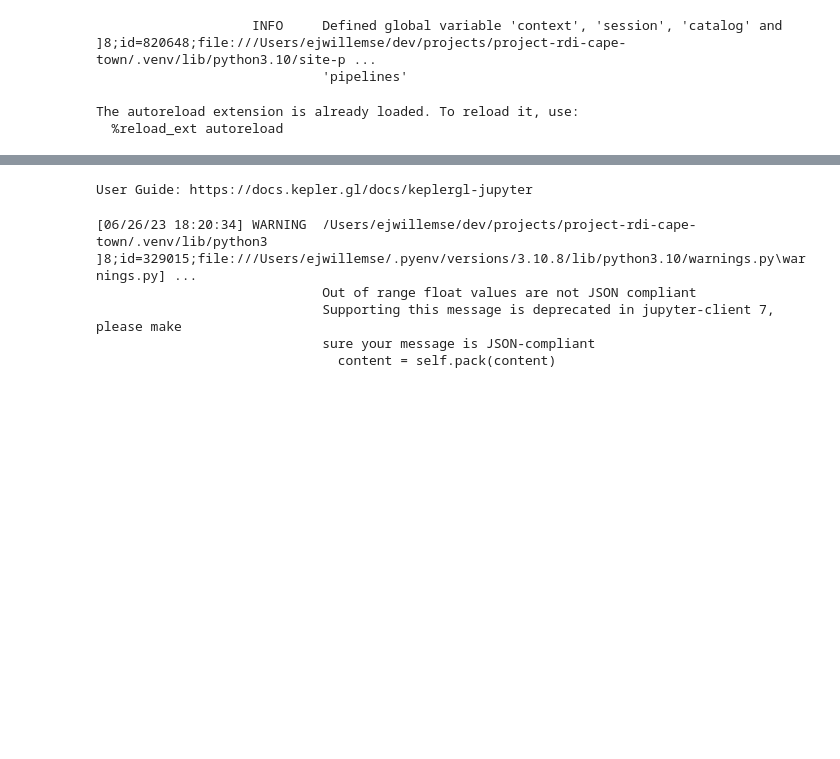
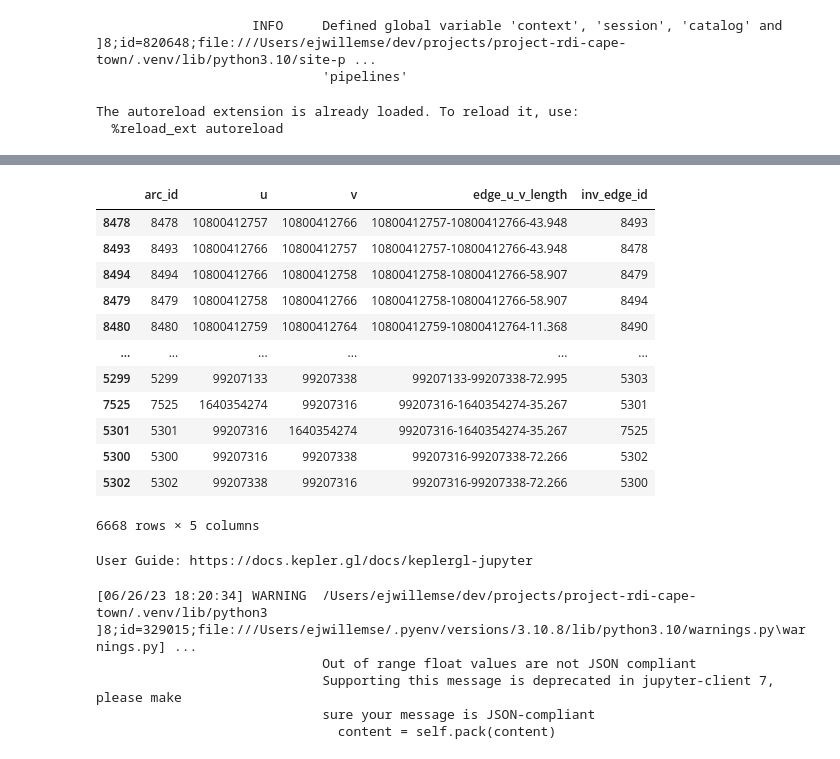
Before and after one commit to WasteLabs/project-rdi-cape-town, a Jupyter notebook: notebooks/02_test_input_data.ipynb, the cells around one changed output, grey strips where cells are left out. Cells and saved outputs as stored; diff of their text form; code cells hidden in the pictures; blank space fills up the shorter version.

Commit message:
feat: added edge osmnx extraction logic
also creates inverse id pointers

#1

```diff
--- a/notebooks/02_test_input_data.ipynb
+++ b/notebooks/02_test_input_data.ipynb
@@ -169,5 +169,5 @@ lat_col = "parcelLat"
 syn_pop_scenarios = catalog.load("syn_pop_scenarios")
 syn_pop = syn_pop_scenarios[list(syn_pop_scenarios.keys())[0]]()
 syn_pop = convert_to_geopandas(syn_pop, lat_col=lat_col, lon_col=lon_col)
-nodes, edges, convex_buffer = get_network(syn_pop)
+nodes, arcs, convex_buffer = get_network(syn_pop)
 # %% [output]
@@ -189,4 +189,56 @@ nodes, edges, convex_buffer = get_network(syn_pop)
 ... (8 outputs left out)
+# %%
+arcs = arcs.assign(
+    **{
+        "edge_u": arcs[["u", "v"]].min(axis=1),
+        "edge_v": arcs[["u", "v"]].max(axis=1),
+        "arc_id": range(len(arcs))
+    }
+)
+arcs = arcs.assign(
+    **{
+        "edge_u_v_length": arcs["edge_u"].astype(str)
+        + "-"
+        + arcs["edge_v"].astype(str)
+        + "-"
+        + arcs["length"].astype(str),
+    }
+)
+candidate_edges = arcs.loc[
+    arcs.duplicated(subset=["edge_u_v_length"], keep=False) & (arcs["oneway"] == False)
+].sort_values(["edge_u_v_length"])
+candidate_edges_count = (
+    candidate_edges.groupby(["edge_u_v_length"])
+    .agg(**{"count": ("edge_u_v_length", "count")})
+    .reset_index()
+)
+edges_count = candidate_edges_count.loc[candidate_edges_count["count"] == 2]
+# %%
+edges = (
+    arcs.loc[arcs["edge_u_v_length"].isin(edges_count["edge_u_v_length"])]
+    .copy()[["arc_id", "u", "v", "edge_u_v_length"]]
+    .sort_values(["edge_u_v_length"])
+)
+edges_u = edges.drop_duplicates(subset=["edge_u_v_length"], keep="first")
+edges_v = edges.drop_duplicates(subset=["edge_u_v_length"], keep="last")
+edges_u = edges_u.assign(inv_edge_id=edges_v["arc_id"].values)
+edges_v = edges_v.assign(inv_edge_id=edges_u["arc_id"].values)
+edges = pd.concat([edges_u, edges_v]).sort_values(["edge_u_v_length"])
+edges
+# %% [output]
+|  | arc_id | u | v | edge_u_v_length | inv_edge_id |
+| 8478 | 8478 | 10800412757 | 10800412766 | 10800412757-10800412766-43.948 | 8493 |
+| 8493 | 8493 | 10800412766 | 10800412757 | 10800412757-10800412766-43.948 | 8478 |
+| 8494 | 8494 | 10800412766 | 10800412758 | 10800412758-10800412766-58.907 | 8479 |
+| 8479 | 8479 | 10800412758 | 10800412766 | 10800412758-10800412766-58.907 | 8494 |
+| 8480 | 8480 | 10800412759 | 10800412764 | 10800412759-10800412764-11.368 | 8490 |
+| ... | ... | ... | ... | ... | ... |
+| 5299 | 5299 | 99207133 | 99207338 | 99207133-99207338-72.995 | 5303 |
+| 7525 | 7525 | 1640354274 | 99207316 | 99207316-1640354274-35.267 | 5301 |
+| 5301 | 5301 | 99207316 | 1640354274 | 99207316-1640354274-35.267 | 7525 |
+| 5300 | 5300 | 99207316 | 99207338 | 99207316-99207338-72.266 | 5302 |
+| 5302 | 5302 | 99207338 | 99207316 | 99207316-99207338-72.266 | 5300 |
+6668 rows × 5 columns
 # %%
 map_1 = KeplerGl(
     height=1000,
```
Also changed, not shown: parts of 2 cells of this notebook.
